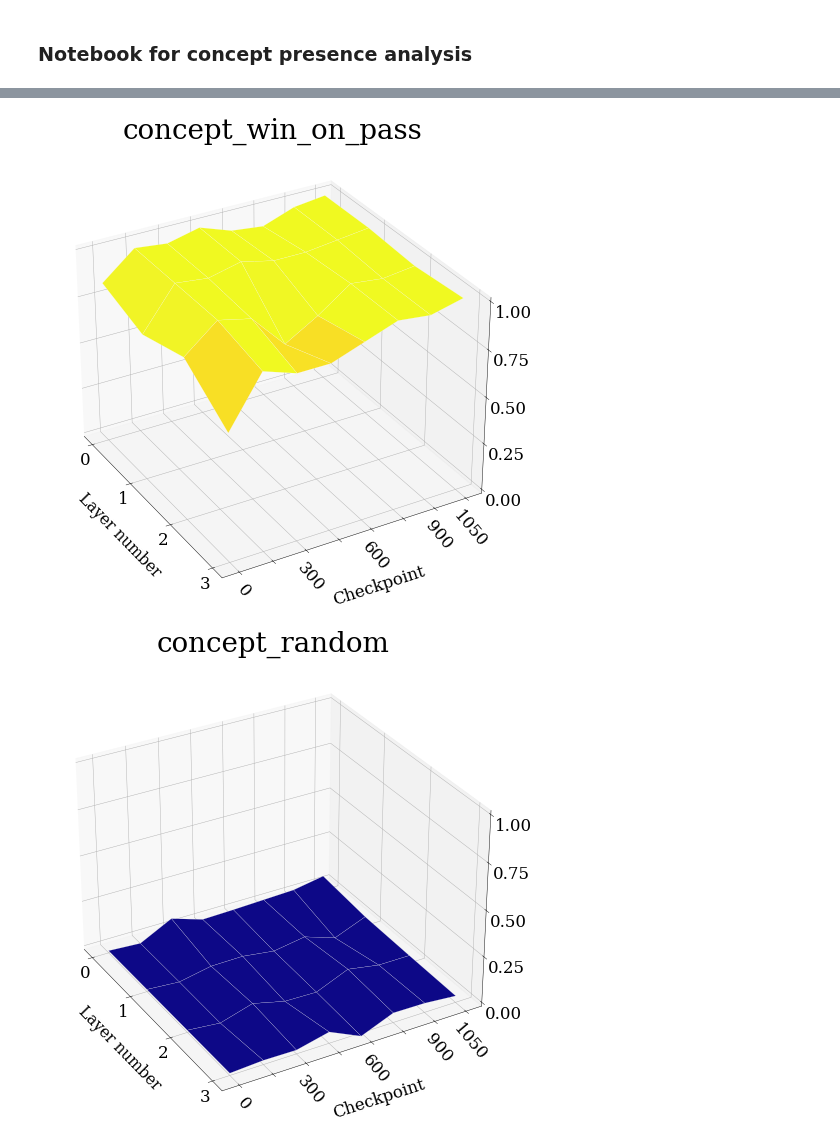
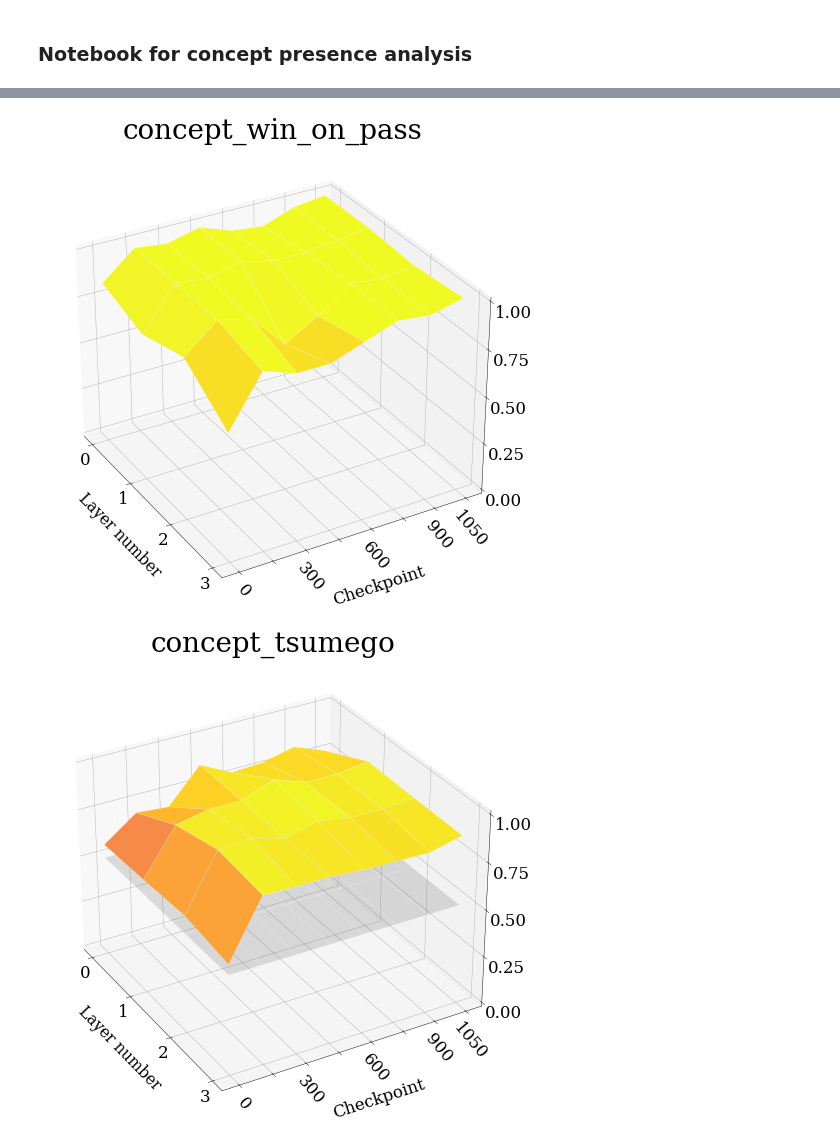
Before and after one commit to erikssommer/xai-concept-methods-drl, a Jupyter notebook: notebooks/concept_presence.ipynb, the cells around one changed output, grey strips where cells are left out. Cells and saved outputs as stored; diff of their text form; code cells hidden in the pictures.

Commit message:
Surface plot for tsumego concept

```diff
--- a/notebooks/concept_presence.ipynb
+++ b/notebooks/concept_presence.ipynb
@@ -20,7 +20,7 @@ board_name = '5x5'
 
 levels = [0, 150, 300, 450, 600, 750, 900, 1050]
 
-concepts = ['concept_one_eye', 'concept_two_eyes', 'concept_area_advantage', 'concept_win_on_pass', 'concept_random']
+concepts = ['concept_one_eye', 'concept_two_eyes', 'concept_area_advantage', 'concept_win_on_pass', 'concept_tsumego', 'concept_random']
 
 for concept in concepts:
     # Input regression plot
@@ -87,31 +87,31 @@ for concept in concepts:
     ax.set_title(concept, fontsize=50, pad=-20)
     ax.set_xlabel("Layer number", labelpad=30, fontsize=28, zorder=10)
     ax.set_ylabel("Checkpoint", labelpad=45,fontsize=30,zorder=10)
     plt.xticks(fontsize=30, rotation=0)
     plt.xticks(np.arange(z.shape[1]))
     plt.yticks(fontsize=30, rotation=-50)
     ax.tick_params('z', labelsize=30, pad=15, reset=True)
     fig.patch.set_facecolor("white")
 
     ax.zaxis.set_major_locator(LinearLocator(5))
 
     labels = levels.copy()
     labels[0] = 0
     plt.yticks(np.arange(len(levels)), labels)
     yticks = ax.yaxis.get_major_ticks()
     for i in range(1, len(labels), 2):
         yticks[i].label1.set_visible(False)
 
     yticks[-1].label1.set_visible(True)
     # A StrMethodFormatter is used automatically
     ax.zaxis.set_major_formatter('{x:.02f}')
     ax.view_init(30, -30)
 
     os.makedirs(f"plots/{board_name}/{session_name}", exist_ok=True)
     plt.savefig(f"plots/{board_name}/{session_name}/{concept}.png", transparent=False)
 # %% [output]
 [figure]
 [figure]
 [figure]
 [figure]
-[figure, old version]
+[figure, new version]
```
Also changed, not shown: parts of 1 cell of this notebook, 3 other files.
